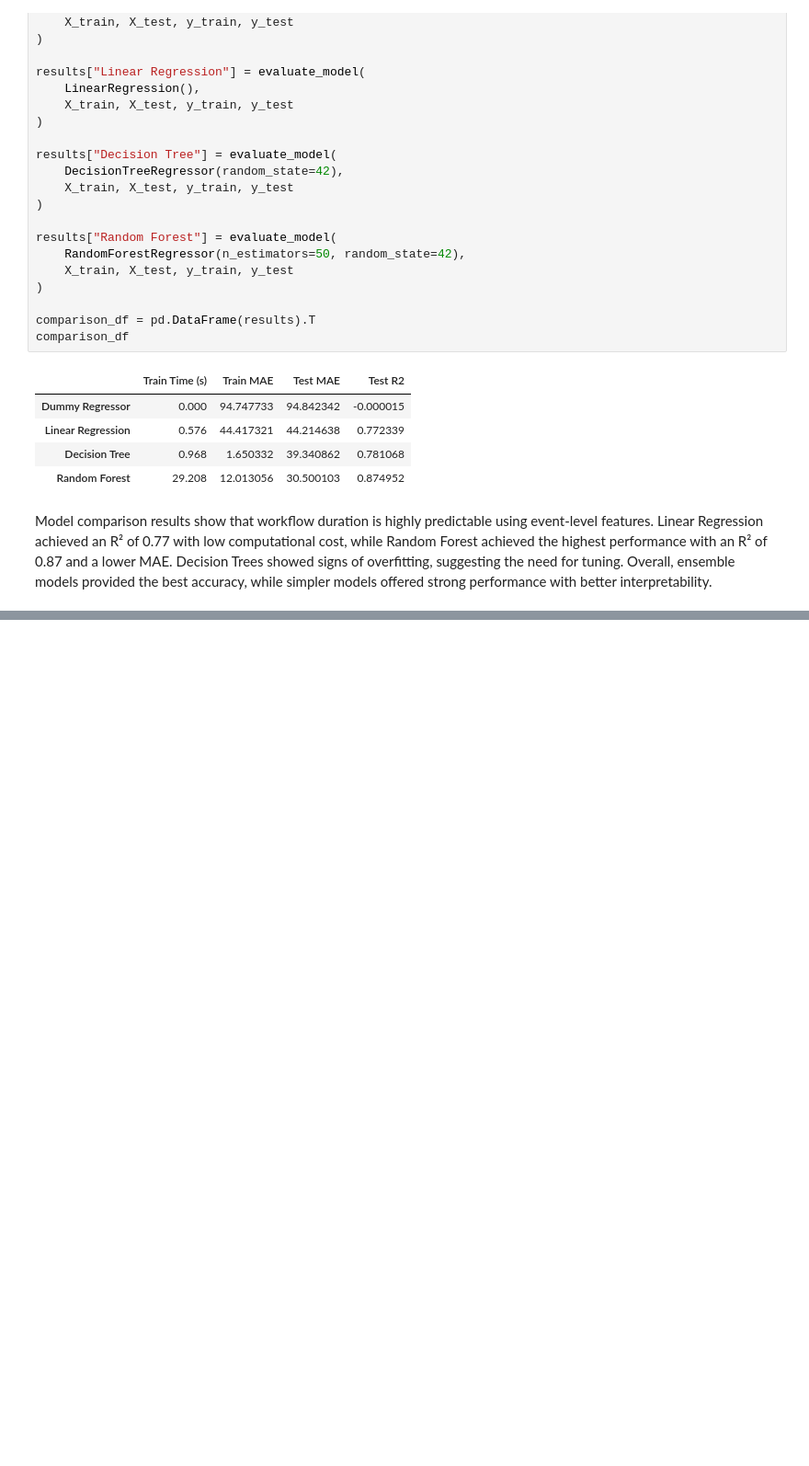
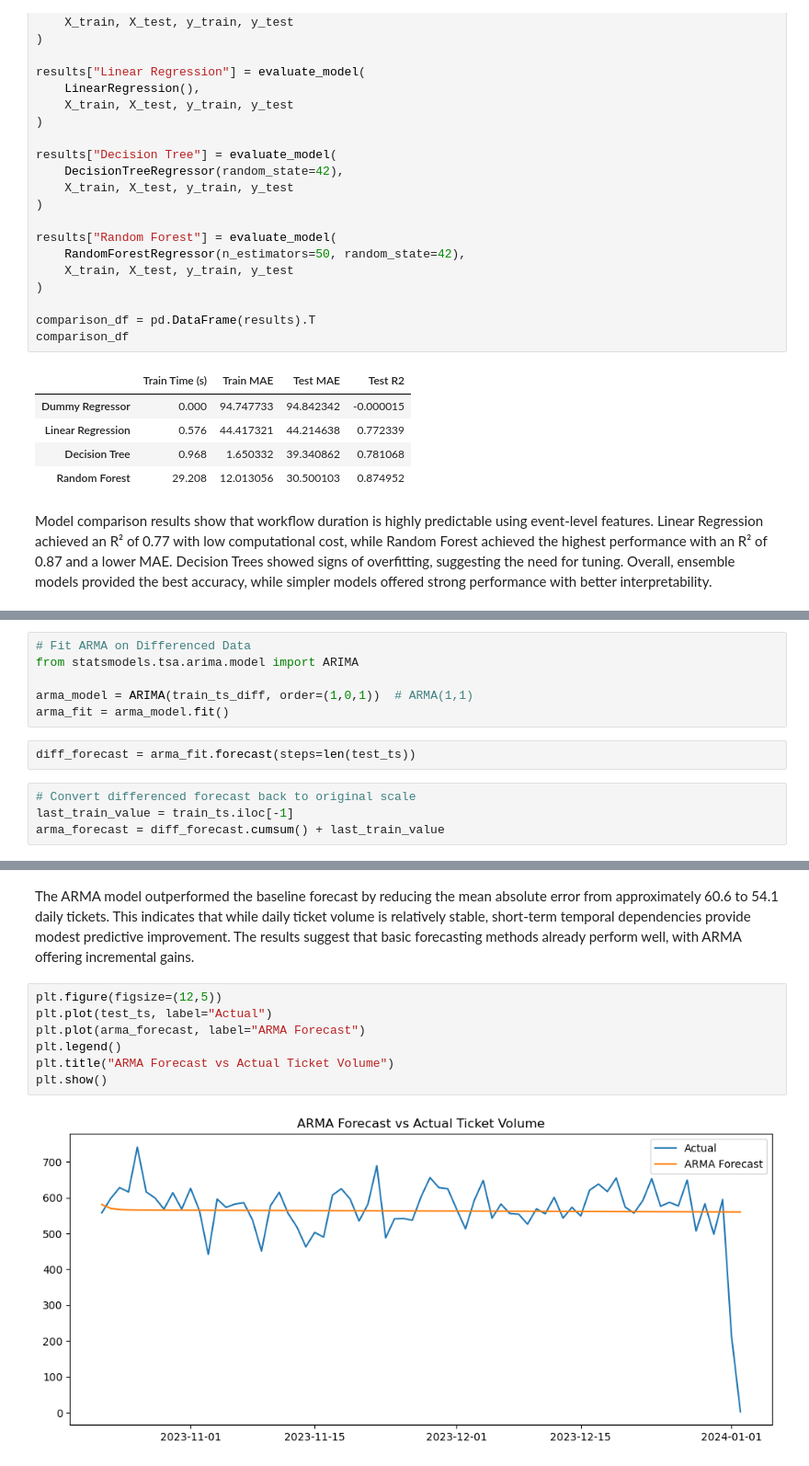
Before and after one commit to creyes25/ML-AI-Capstone-Project, a Jupyter notebook: Capstone_Jupyter.ipynb, the cells around one changed output, grey strips where cells are left out. Shown at 92% size. Drawn from its saved outputs; the diff is of its cells as text; blank space fills up the shorter version.

```diff
--- a/Capstone_Jupyter.ipynb
+++ b/Capstone_Jupyter.ipynb
@@ -419,0 +482,12 @@ Model comparison results show that workflow duration is highly predictable using
+# %%
+# Fit ARMA on Differenced Data
+from statsmodels.tsa.arima.model import ARIMA
+
+arma_model = ARIMA(train_ts_diff, order=(1,0,1))  # ARMA(1,1)
+arma_fit = arma_model.fit()
+# %%
+diff_forecast = arma_fit.forecast(steps=len(test_ts))
+# %%
+# Convert differenced forecast back to original scale
+last_train_value = train_ts.iloc[-1]
+arma_forecast = diff_forecast.cumsum() + last_train_value
@@ -419,0 +500,11 @@ Model comparison results show that workflow duration is highly predictable using
+# %% [markdown]
+The ARMA model outperformed the baseline forecast by reducing the mean absolute error from approximately 60.6 to 54.1 daily tickets. This indicates that while daily ticket volume is relatively stable, short-term temporal dependencies provide modest predictive improvement. The results suggest that basic forecasting methods already perform well, with ARMA offering incremental gains.
+# %%
+plt.figure(figsize=(12,5))
+plt.plot(test_ts, label="Actual")
+plt.plot(arma_forecast, label="ARMA Forecast")
+plt.legend()
+plt.title("ARMA Forecast vs Actual Ticket Volume")
+plt.show()
+# %% [output]
+[figure, added]
```
Also changed, not shown: parts of 9 cells of this notebook.
